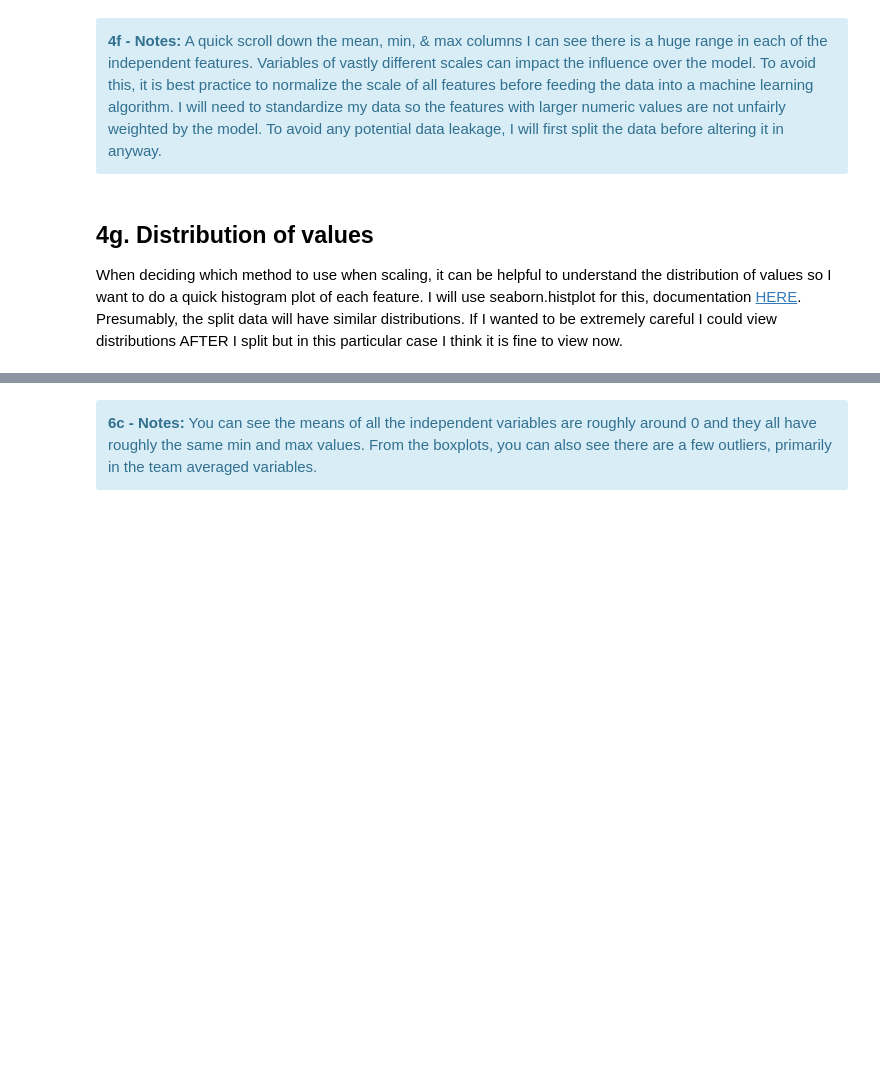
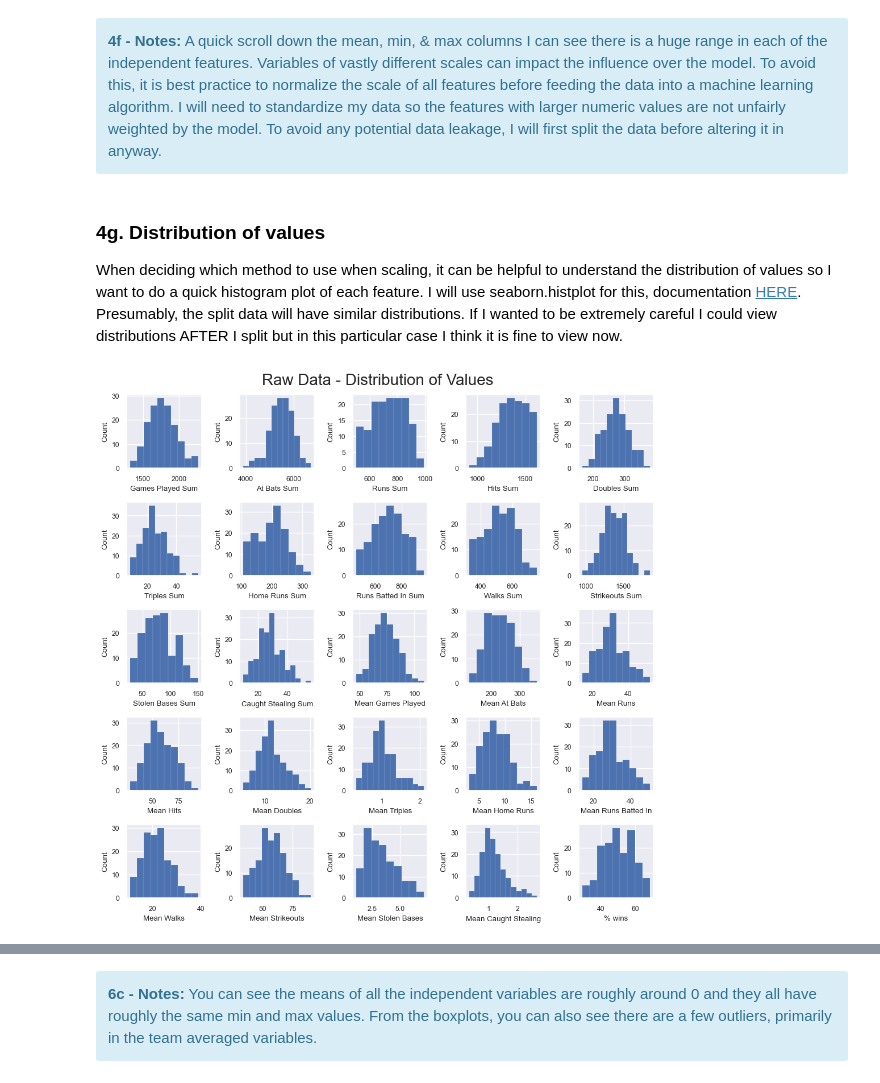
Before and after one commit to AgathaZareth/Capstone_Project, a Jupyter notebook: notebooks/Modeling.ipynb, the cells around one changed output, grey strips where cells are left out. Cells and saved outputs as stored; diff of their text form; code cells hidden in the pictures; blank space fills up the shorter version.

```diff
--- a/notebooks/Modeling.ipynb
+++ b/notebooks/Modeling.ipynb
@@ -252,12 +1251,10 @@ df.describe().T
 <div class="alert alert-block alert-info">
 <b>4f - Notes:</b> A quick scroll down the mean, min, & max columns I can see there is a huge range in each of the independent features. Variables of vastly different scales can impact the influence over the model. To avoid this, it is best practice to normalize the scale of all features before feeding the data into a machine learning algorithm. I will need to standardize my data so the features with larger numeric values are not unfairly weighted by the model. To avoid any potential data leakage, I will first split the data before altering it in anyway. </div>
 # %% [markdown]
-## 4g. Distribution of values
+### 4g. Distribution of values
 When deciding which method to use when scaling, it can be helpful to understand the distribution of values so I want to do a quick histogram plot of each feature. I will use seaborn.histplot for this, documentation [HERE](https://seaborn.pydata.org/generated/seaborn.histplot.html). Presumably, the split data will have similar distributions. If I wanted to be extremely careful I could view distributions AFTER I split but in this particular case I think it is fine to view now.
 # %%
-hist_grid(df=df,
-          ncols=5,
-          nrows=5,
-          figsize=(10,10),
-          title="Raw Data - Distribution of Values",
-          title_fontsize=20)
+hist_grid(df=df, ncols=5, nrows=5, figsize=(10,10),
+          title="Raw Data - Distribution of Values", title_fontsize=20)
+# %% [output]
+[figure, added]
```
Also changed, not shown: parts of 144 cells of this notebook.
